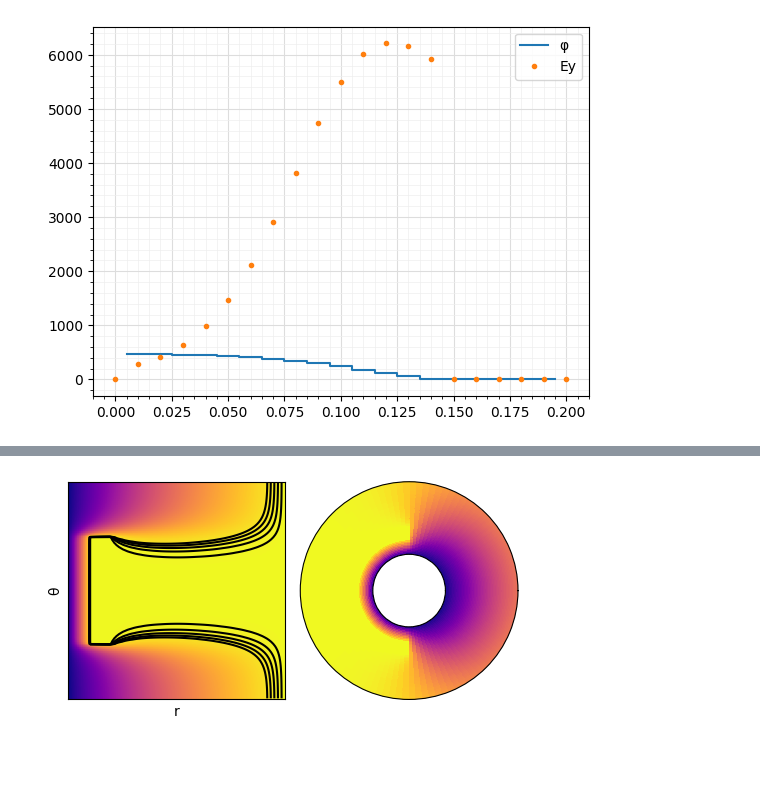
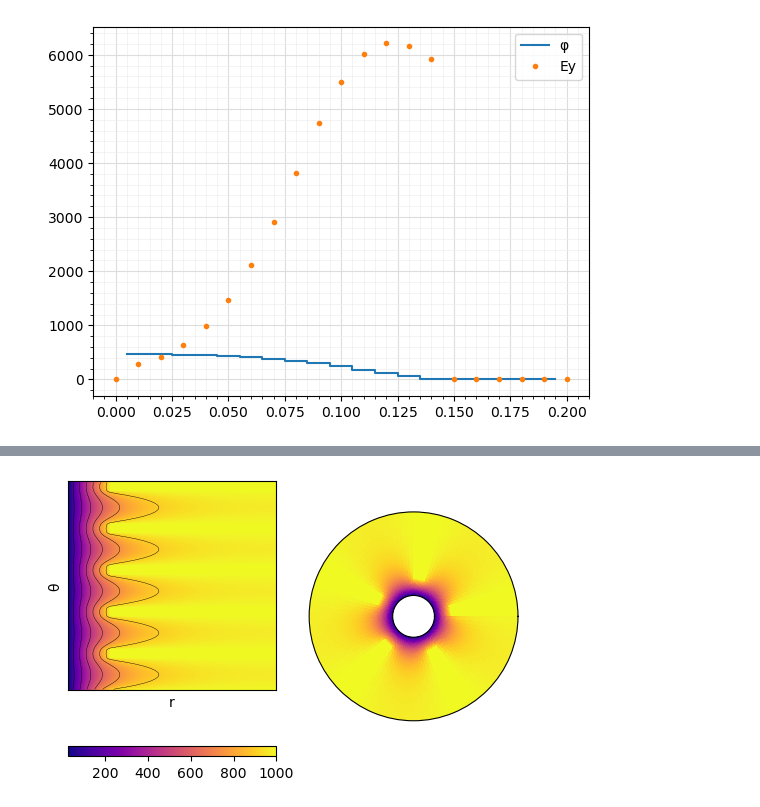
Before and after one commit to bchaber/pole, a Jupyter notebook: PoissonEquation.ipynb, the cells around one changed output, grey strips where cells are left out. Drawn from its saved outputs; the diff is of its cells as text; code cells hidden in the pictures; blank space fills up the shorter version.

```diff
--- a/PoissonEquation.ipynb
+++ b/PoissonEquation.ipynb
@@ -391,7 +410,7 @@ ax.minorticks_on()
 # %%
 h  = 0.02π
 θf = 0π:h:2.001π
-rf = 1π:h:3π
+rf = 0.5π:h:2.501π
 θc = 0.5 .* θf[1:end-1] .+
      0.5 .* θf[2:end]
 rc = 0.5 .* rf[1:end-1] .+
@@ -402,14 +421,22 @@ nr = length(rc)
 rr = repeat(rc', nθ,  1)
 
 ρ = zeros(nθ, nr)
+#ρ[:, 1:20] .= 100randn(nθ, 20)
 gnd = DirichletBC(0.)
 dbc  = DirichletBC(1000.)
 bc = NeumannBC()
-ps = LinearSolver(Val(:θr), θf, rf, left=bc, right=bc, upper=dbc, lower=gnd)
-@inbounds for i=26:75, j=11:20 fixed!(ps, dbc.value, i, j) end
+ps = LinearSolver(Val(:θr), θf, rf, upper=bc, lower=gnd)
+@inbounds for i= 1: 5, j=21:100 fixed!(ps, dbc.value, i, j) end
+#@inbounds for i=11:15, j=21:60 fixed!(ps, dbc.value, i, j) end
+@inbounds for i=21:25, j=21:100 fixed!(ps, dbc.value, i, j) end
+#@inbounds for i=31:35, j=21:60 fixed!(ps, dbc.value, i, j) end
+@inbounds for i=41:45, j=21:100 fixed!(ps, dbc.value, i, j) end
+#@inbounds for i=51:55, j=21:60 fixed!(ps, dbc.value, i, j) end
+@inbounds for i=61:65, j=21:100 fixed!(ps, dbc.value, i, j) end
+#@inbounds for i=71:75, j=21:60 fixed!(ps, dbc.value, i, j) end
+@inbounds for i=81:85, j=21:100 fixed!(ps, dbc.value, i, j) end
+#@inbounds for i=91:95, j=21:60 fixed!(ps, dbc.value, i, j) end
 @time it = solve!(ps, reshape(ρ,:))
 φ  = solution(ps)
-imshow(φ, cmap="plasma"); colorbar(orientation="horizontal")
-title("Electric potential")
 nothing
 # %% [output]
@@ -421,38 +447,42 @@ using PyPlot
 function quadmesh(r, t, V; cmap=get_cmap("viridis"))
     nr = length(r)
     nt = length(t)
-    C  = cmap(V[:])
+    N = PyPlot.matplotlib.colors.Normalize(vmin=minimum(V), vmax=maximum(V))
+    C = cmap(N(V[:]))
     R = repeat(r, 1, nt)
     T = repeat(t',nr, 1)
     coords = zeros(nr, nt, 2)
     coords[:,:,1] .= T
     coords[:,:,2] .= R
 
     mesh = PyPlot.matplotlib.collections.QuadMesh(nr-1, nt-1, coords, facecolors=C,
                                                   rasterized=true,
                                                   antialiased=false,
                                                   linewidth=0)
     return mesh
 end
 
 fig = figure(figsize=(5,4))
 ax = fig.add_subplot(1,2,2, polar=true, frameon=true)
-ax.set_rorigin(-0.5)
 ax.set_xticks([])
 ax.set_yticks([])
+ax.set_rorigin(.0)
+ax.set_rmin(first(rf)/last(rf))
+ax.set_rmax(1.)
 ax.grid(false)
-ax.add_collection(quadmesh(rf./π .- 1.0, θf, φ/1e3; cmap=get_cmap("plasma")))
+ax.add_collection(quadmesh(range(first(rf)/last(rf), 1., nr+1), vcat(range(0., 2π, nθ), 0.), φ; cmap=get_cmap("plasma")))
 
 ax = fig.add_subplot(1,2,1, frameon=true)
 ax.set_xticks([])
 ax.set_yticks([])
 ax.set_aspect("equal")
 ax.grid(false)
 imshow(φ, cmap=get_cmap("plasma"))
-contour(φ, 950:10:1000, colors="black")
+colorbar(orientation="horizontal")
+contour(φ, colors="black", linewidths=0.3)
 xlabel("r"); ylabel("θ");
 
 tight_layout()
 # %% [output]
-[figure, old version]
+[figure, new version]
 # %%
```
Also changed, not shown: parts of 18 cells of this notebook.
